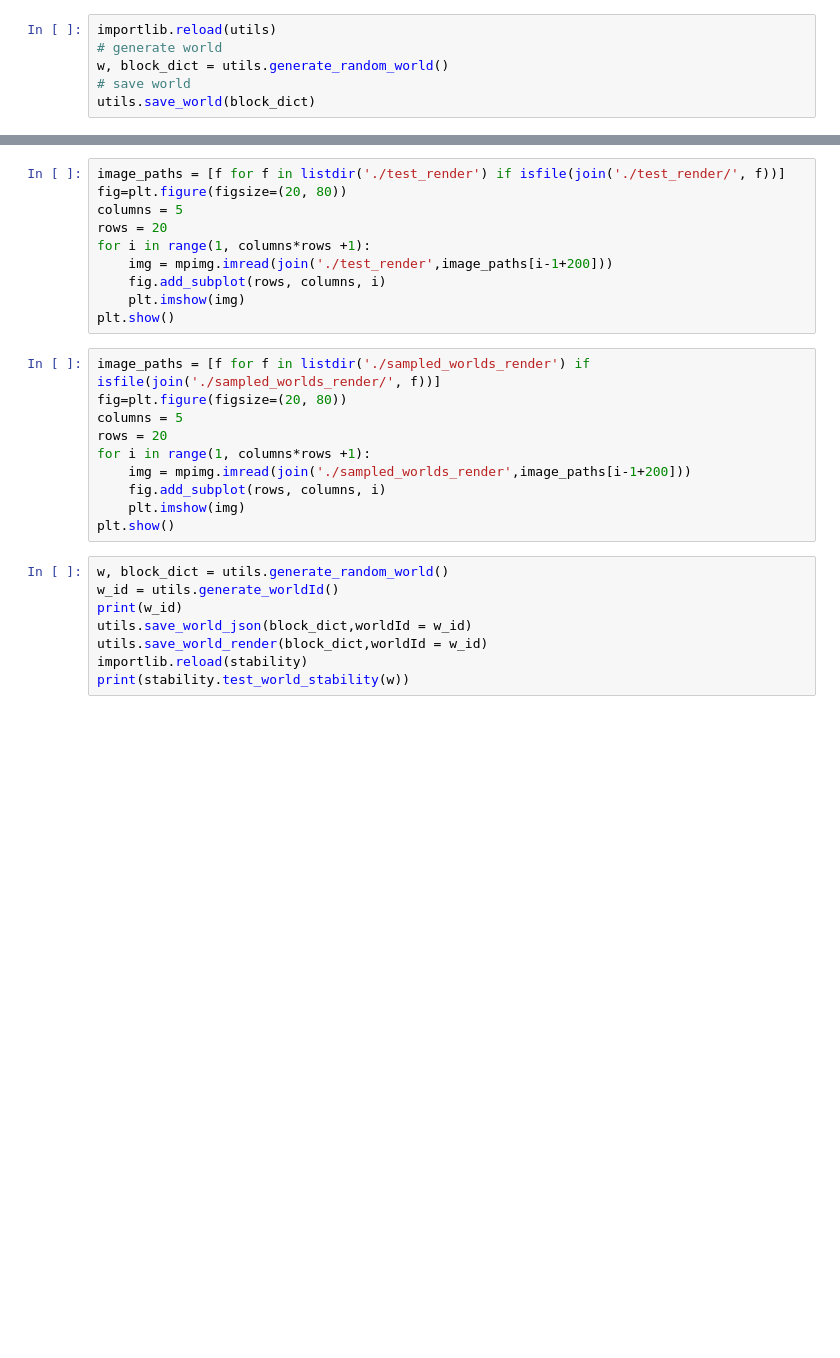
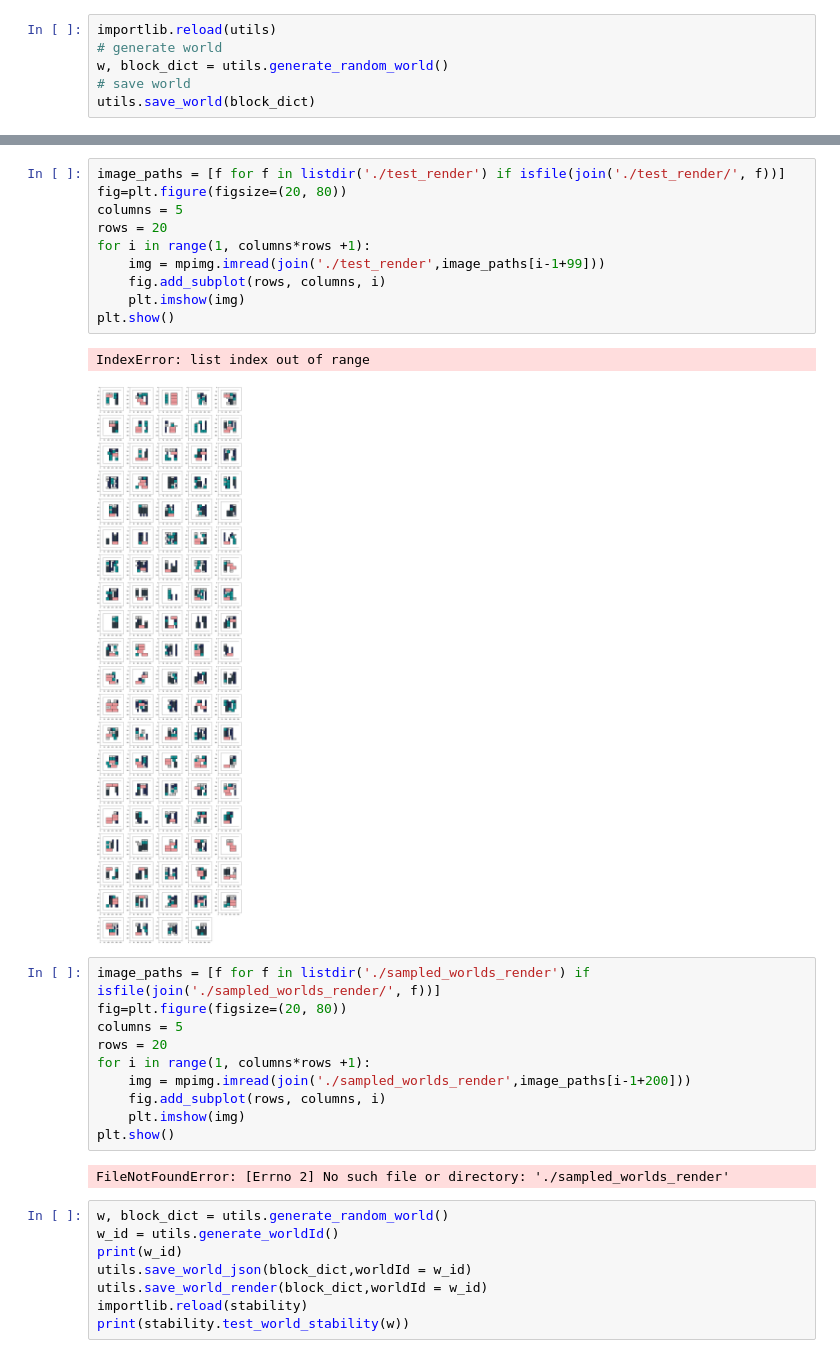
Before and after one commit to cogtoolslab/block_construction, a Jupyter notebook: stimuli/will/blockworld_generation.ipynb, the cells around one changed output, grey strips where cells are left out. Saved outputs shown, nothing was run; the diff lists cells and outputs as text; blank space fills up the shorter version.

Commit message:
basic plots, changed filepaths

```diff
--- a/stimuli/will/blockworld_generation.ipynb
+++ b/stimuli/will/blockworld_generation.ipynb
@@ -434,13 +440,16 @@ for i in np.arange(num_worlds):
 # %%
 image_paths = [f for f in listdir('./test_render') if isfile(join('./test_render/', f))]
 fig=plt.figure(figsize=(20, 80))
 columns = 5
 rows = 20
 for i in range(1, columns*rows +1):
-    img = mpimg.imread(join('./test_render',image_paths[i-1+200]))
+    img = mpimg.imread(join('./test_render',image_paths[i-1+99]))
     fig.add_subplot(rows, columns, i)
     plt.imshow(img)
 plt.show()
+# %% [output]
+IndexError: list index out of range
+[figure, added]
 # %%
 image_paths = [f for f in listdir('./sampled_worlds_render') if isfile(join('./sampled_worlds_render/', f))]
 fig=plt.figure(figsize=(20, 80))
@@ -451,6 +460,8 @@ for i in range(1, columns*rows +1):
     fig.add_subplot(rows, columns, i)
     plt.imshow(img)
 plt.show()
+# %% [output]
+FileNotFoundError: [Errno 2] No such file or directory: './sampled_worlds_render'
 # %%
 w, block_dict = utils.generate_random_world()
 w_id = utils.generate_worldId()
```
Also changed, not shown: parts of 4 cells of this notebook.
